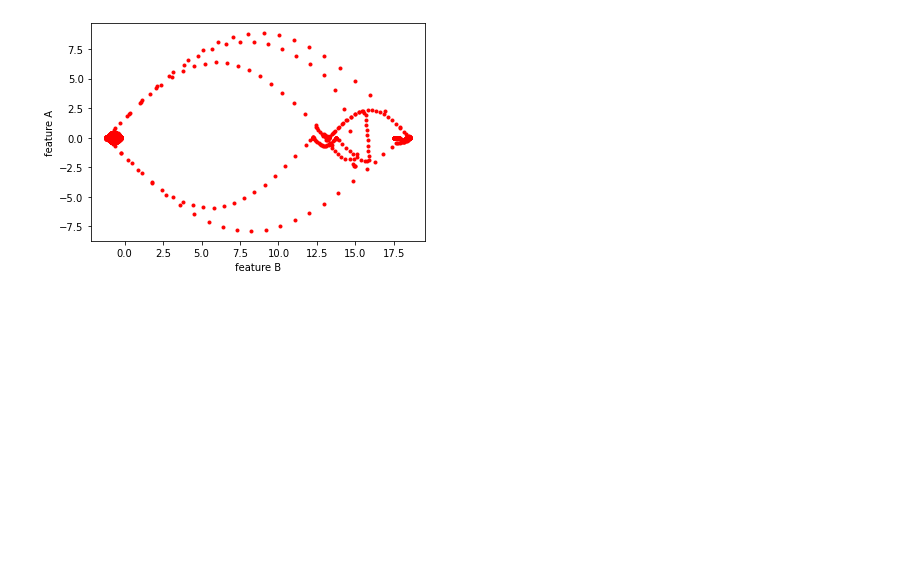
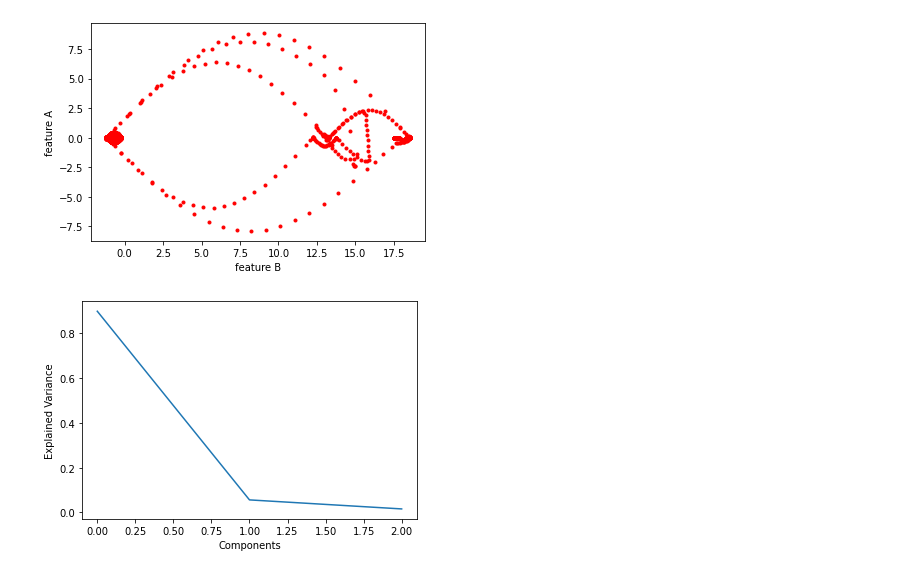
Before and after one commit to sipocz/pid_time_series, a Jupyter notebook: PID_Autoencoder.ipynb, the cells around one changed output. Drawn from its saved outputs; the diff is of its cells as text; code cells hidden in the pictures; blank space fills up the shorter version.

```diff
--- a/PID_Autoencoder.ipynb
+++ b/PID_Autoencoder.ipynb
@@ -108,3 +108,17 @@ plot.xlabel('feature B')
 plot.show()
 # %% [output]
 [figure]
+# %%
+pca = PCA(n_components=3)
+
+data2=pca.fit_transform(df_normalized[:-133000])
+
+
+pca.components_
+
+plot.plot(pca.explained_variance_ratio_)
+plot.ylabel('Explained Variance')
+plot.xlabel('Components')
+plot.show()
+# %% [output]
+[figure, added]
```
Also changed, not shown: parts of 5 cells of this notebook.
